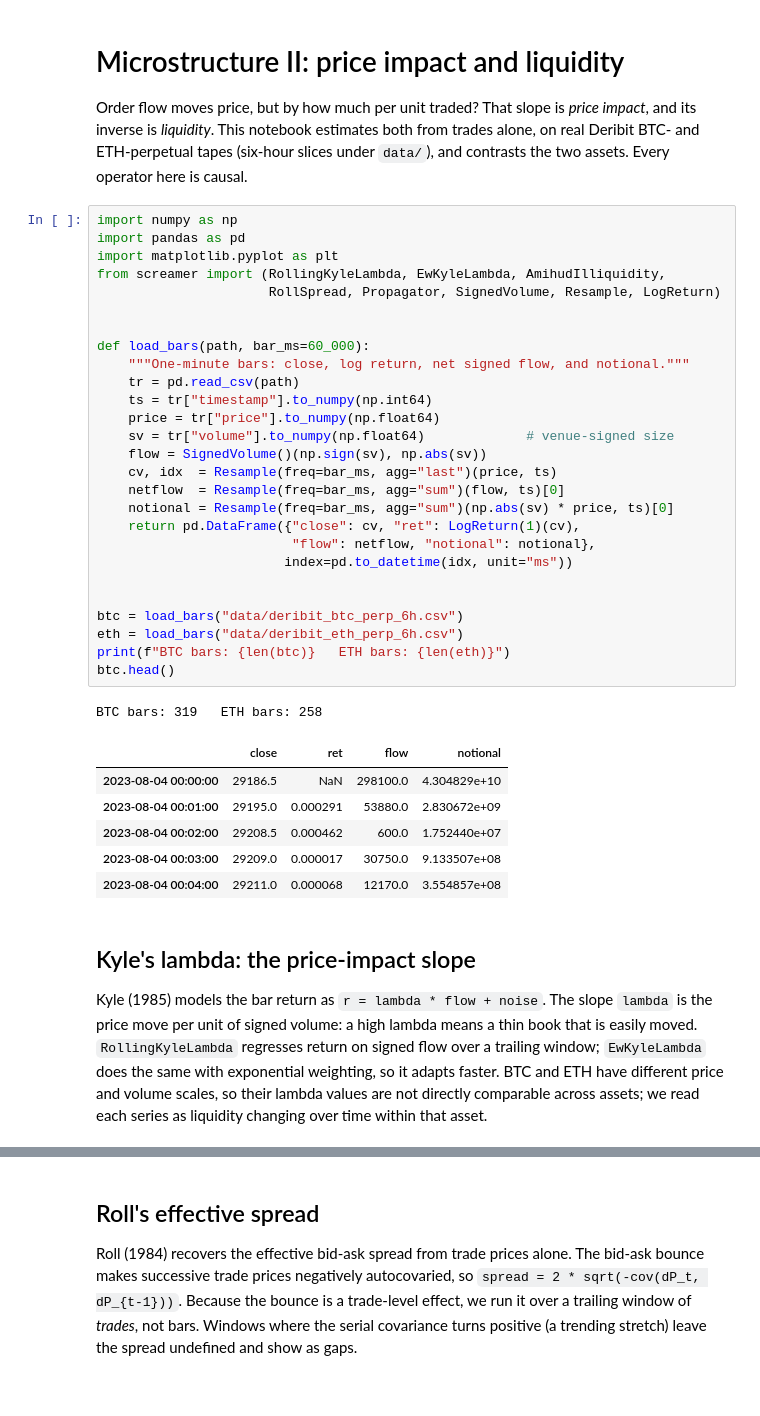
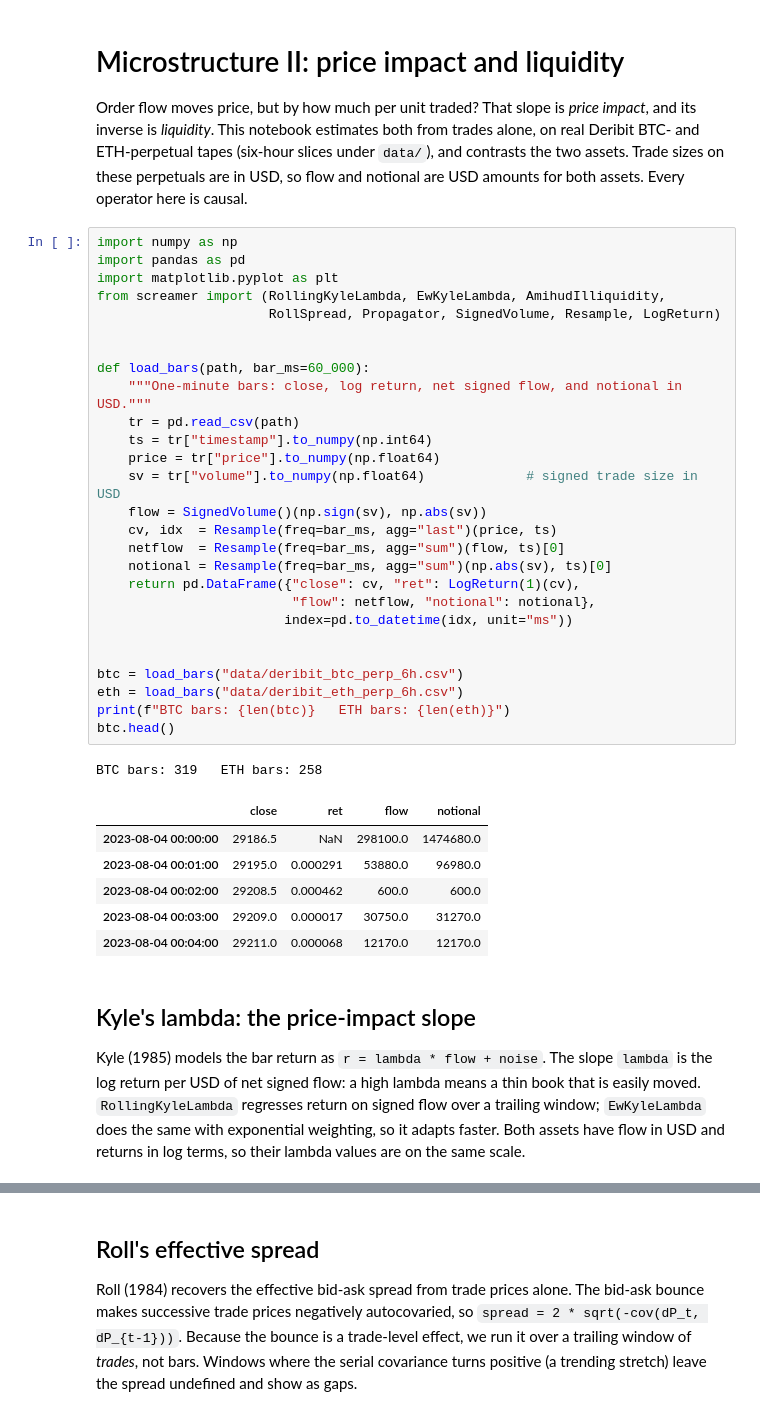
Before and after one commit to screamer-labs/screamer, a Jupyter notebook: docs/notebooks/12-microstructure-price-impact.ipynb, the cells around one changed output, grey strips where cells are left out. Cells and saved outputs as stored; diff of their text form.

Commit message:
docs(guide): shorter task pages, notebook 12 units fix
Co-Authored-By: Claude Opus 5.5 <noreply@anthropic.com>
Claude-Session: https://claude.ai/code/session_01PZMDN2ijvnSZ7ZnrJUxnd8

```diff
--- a/docs/notebooks/12-microstructure-price-impact.ipynb
+++ b/docs/notebooks/12-microstructure-price-impact.ipynb
@@ -4,52 +4,53 @@
 Order flow moves price, but by how much per unit traded? That slope is *price
 impact*, and its inverse is *liquidity*. This notebook estimates both from trades
 alone, on real Deribit BTC- and ETH-perpetual tapes (six-hour slices under
-`data/`), and contrasts the two assets. Every operator here is causal.
+`data/`), and contrasts the two assets. Trade sizes on these perpetuals are in
+USD, so flow and notional are USD amounts for both assets. Every operator here is
+causal.
 # %%
 import numpy as np
 import pandas as pd
 import matplotlib.pyplot as plt
 from screamer import (RollingKyleLambda, EwKyleLambda, AmihudIlliquidity,
                       RollSpread, Propagator, SignedVolume, Resample, LogReturn)
 
 
 def load_bars(path, bar_ms=60_000):
-    """One-minute bars: close, log return, net signed flow, and notional."""
+    """One-minute bars: close, log return, net signed flow, and notional in USD."""
     tr = pd.read_csv(path)
     ts = tr["timestamp"].to_numpy(np.int64)
     price = tr["price"].to_numpy(np.float64)
-    sv = tr["volume"].to_numpy(np.float64)             # venue-signed size
+    sv = tr["volume"].to_numpy(np.float64)             # signed trade size in USD
     flow = SignedVolume()(np.sign(sv), np.abs(sv))
     cv, idx  = Resample(freq=bar_ms, agg="last")(price, ts)
     netflow  = Resample(freq=bar_ms, agg="sum")(flow, ts)[0]
-    notional = Resample(freq=bar_ms, agg="sum")(np.abs(sv) * price, ts)[0]
+    notional = Resample(freq=bar_ms, agg="sum")(np.abs(sv), ts)[0]
     return pd.DataFrame({"close": cv, "ret": LogReturn(1)(cv),
                          "flow": netflow, "notional": notional},
                         index=pd.to_datetime(idx, unit="ms"))
 
 
 btc = load_bars("data/deribit_btc_perp_6h.csv")
 eth = load_bars("data/deribit_eth_perp_6h.csv")
 print(f"BTC bars: {len(btc)}   ETH bars: {len(eth)}")
 btc.head()
 # %% [output]
 BTC bars: 319   ETH bars: 258
 |  | close | ret | flow | notional |
-| 2023-08-04 00:00:00 | 29186.5 | NaN | 298100.0 | 4.304829e+10 |
-| 2023-08-04 00:01:00 | 29195.0 | 0.000291 | 53880.0 | 2.830672e+09 |
-| 2023-08-04 00:02:00 | 29208.5 | 0.000462 | 600.0 | 1.752440e+07 |
-| 2023-08-04 00:03:00 | 29209.0 | 0.000017 | 30750.0 | 9.133507e+08 |
-| 2023-08-04 00:04:00 | 29211.0 | 0.000068 | 12170.0 | 3.554857e+08 |
+| 2023-08-04 00:00:00 | 29186.5 | NaN | 298100.0 | 1474680.0 |
+| 2023-08-04 00:01:00 | 29195.0 | 0.000291 | 53880.0 | 96980.0 |
+| 2023-08-04 00:02:00 | 29208.5 | 0.000462 | 600.0 | 600.0 |
+| 2023-08-04 00:03:00 | 29209.0 | 0.000017 | 30750.0 | 31270.0 |
+| 2023-08-04 00:04:00 | 29211.0 | 0.000068 | 12170.0 | 12170.0 |
 # %% [markdown]
 ## Kyle's lambda: the price-impact slope
 
 Kyle (1985) models the bar return as `r = lambda * flow + noise`. The slope
-`lambda` is the price move per unit of signed volume: a high lambda means a thin
-book that is easily moved. `RollingKyleLambda` regresses return on signed flow
-over a trailing window; `EwKyleLambda` does the same with exponential weighting,
-so it adapts faster. BTC and ETH have different price and volume scales, so their
-lambda values are not directly comparable across assets; we read each series as
-liquidity changing over time within that asset.
+`lambda` is the log return per USD of net signed flow: a high lambda means a
+thin book that is easily moved. `RollingKyleLambda` regresses return on signed
+flow over a trailing window; `EwKyleLambda` does the same with exponential
+weighting, so it adapts faster. Both assets have flow in USD and returns in log
+terms, so their lambda values are on the same scale.
 # %%
 W = 30
 for df in (btc, eth):
```
Also changed, not shown: parts of 3 cells of this notebook, 59 other files.
